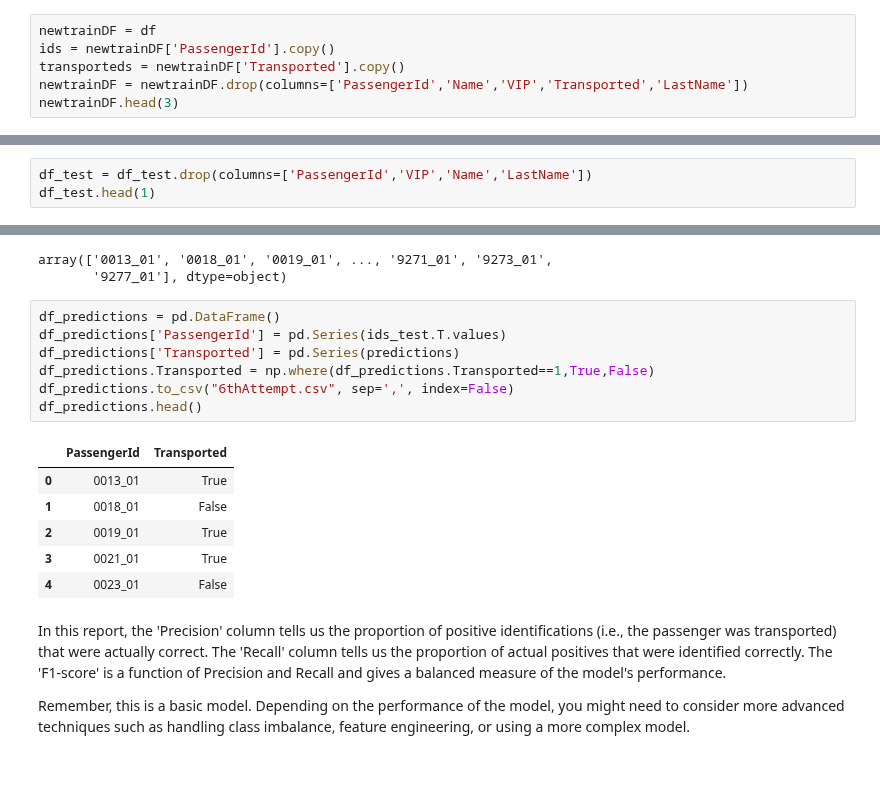
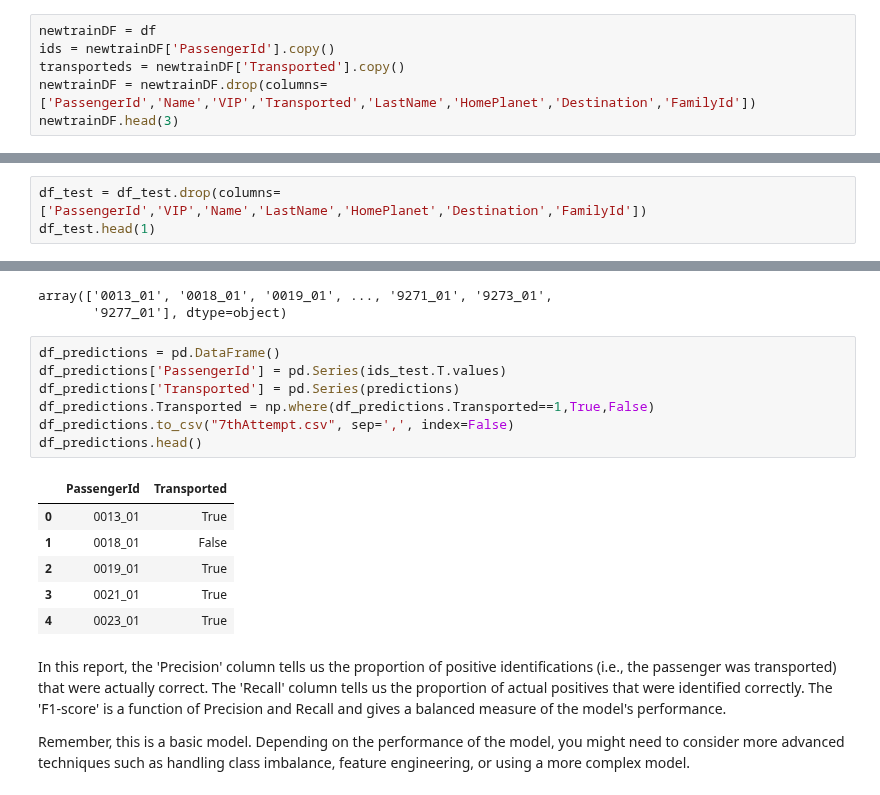
Before and after one commit to Sadeqsoli/SpaceTitanicSurvivors, a Jupyter notebook: spacetitanicsurvivors.ipynb, the cells around one changed output, grey strips where cells are left out. Saved outputs shown, nothing was run; the diff lists cells and outputs as text.

```diff
--- a/spacetitanicsurvivors.ipynb
+++ b/spacetitanicsurvivors.ipynb
@@ -408,6 +408,6 @@ df.head(3)
 newtrainDF = df
 ids = newtrainDF['PassengerId'].copy()
 transporteds = newtrainDF['Transported'].copy()
-newtrainDF = newtrainDF.drop(columns=['PassengerId','Name','VIP','Transported','LastName'])
+newtrainDF = newtrainDF.drop(columns=['PassengerId','Name','VIP','Transported','LastName','HomePlanet','Destination','FamilyId'])
 newtrainDF.head(3)
 # %% [output]
@@ -629,6 +651,6 @@ Data columns (total 18 columns):
 dtypes: Int64(7), float64(5), int64(2), object(4)
 memory usage: 649.5+ KB
 # %%
-df_test = df_test.drop(columns=['PassengerId','VIP','Name','LastName'])
+df_test = df_test.drop(columns=['PassengerId','VIP','Name','LastName','HomePlanet','Destination','FamilyId'])
 df_test.head(1)
 # %% [output]
@@ -656,17 +678,17 @@ array(['0013_01', '0018_01', '0019_01', ..., '9271_01', '9273_01',
 # %%
 df_predictions = pd.DataFrame()
 df_predictions['PassengerId'] = pd.Series(ids_test.T.values)
 df_predictions['Transported'] = pd.Series(predictions)
 df_predictions.Transported = np.where(df_predictions.Transported==1,True,False)
-df_predictions.to_csv("6thAttempt.csv", sep=',', index=False)
+df_predictions.to_csv("7thAttempt.csv", sep=',', index=False)
 df_predictions.head()
 # %% [output]
 |  | PassengerId | Transported |
 | 0 | 0013_01 | True |
 | 1 | 0018_01 | False |
 | 2 | 0019_01 | True |
 | 3 | 0021_01 | True |
-| 4 | 0023_01 | False |
+| 4 | 0023_01 | True |
 # %% [markdown]
 In this report, the 'Precision' column tells us the proportion of positive identifications (i.e., the passenger was transported) that were actually correct. The 'Recall' column tells us the proportion of actual positives that were identified correctly. The 'F1-score' is a function of Precision and Recall and gives a balanced measure of the model's performance.
 
```
Also changed, not shown: parts of 4 cells of this notebook.
